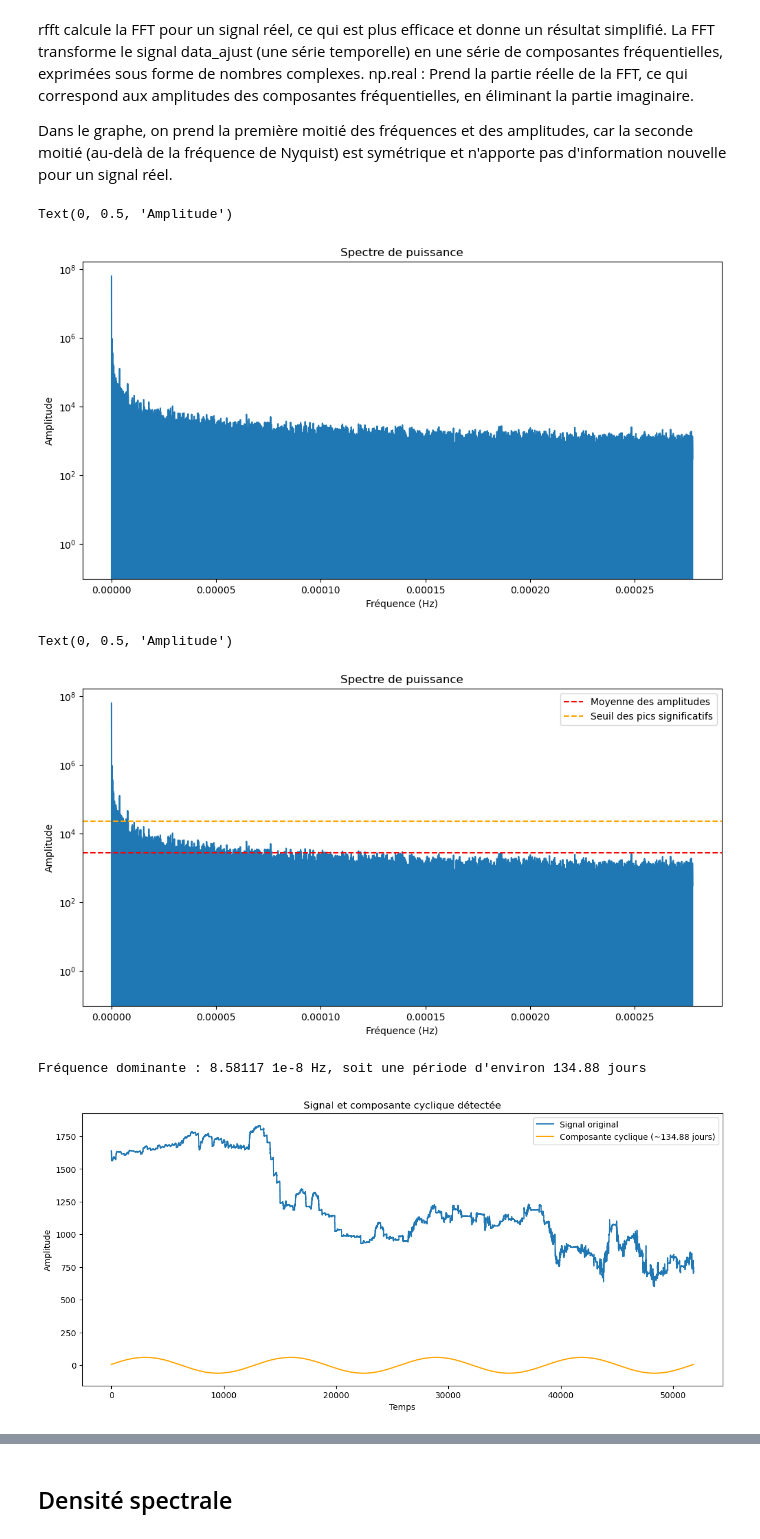
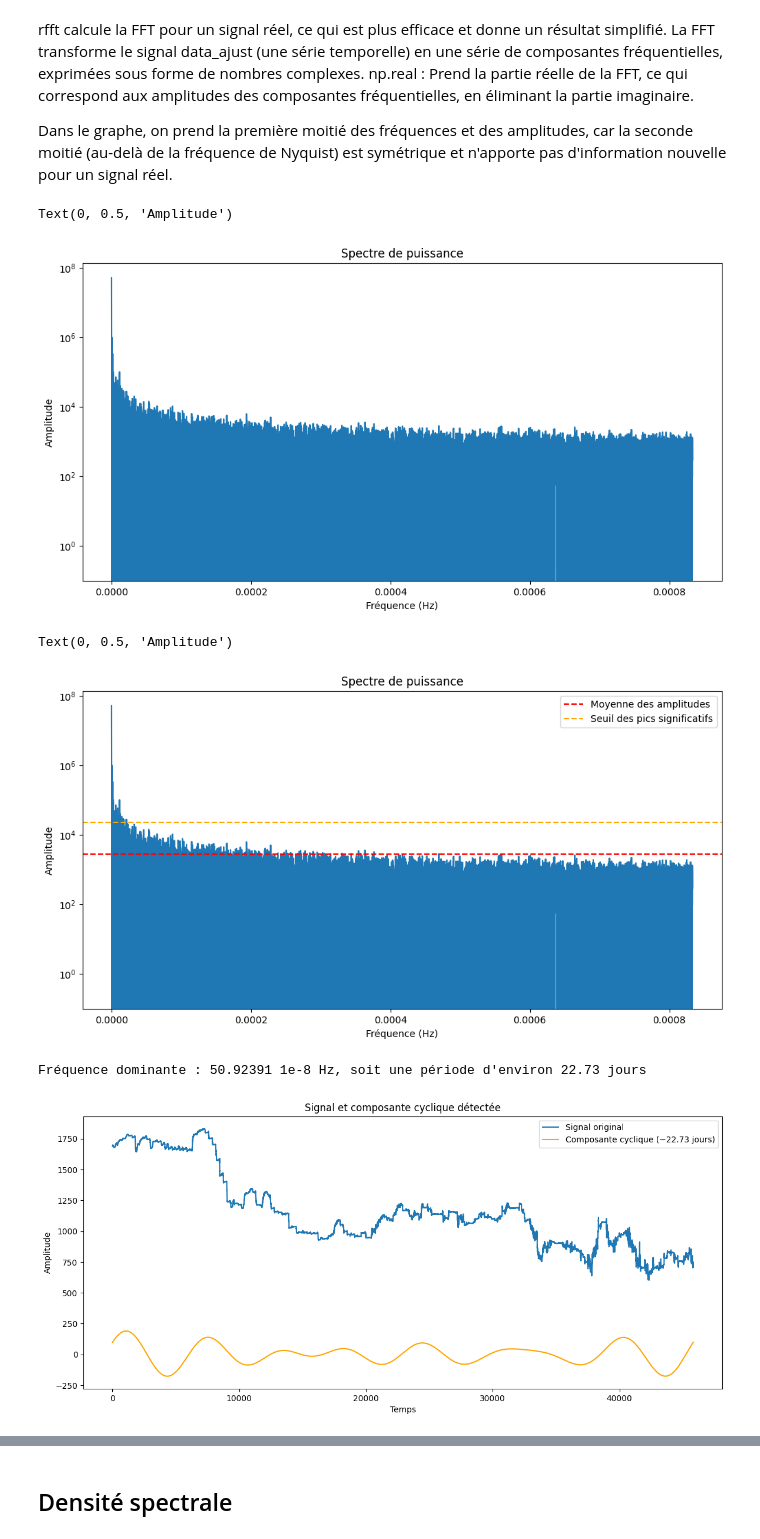
Before and after one commit to PiDchsn/Projet-RI, a Jupyter notebook: Analyse.ipynb, the cells around one changed output, grey strips where cells are left out. Drawn from its saved outputs; the diff is of its cells as text; code cells hidden in the pictures.

```diff
--- a/Analyse.ipynb
+++ b/Analyse.ipynb
@@ -306,10 +307,11 @@ np.real : Prend la partie réelle de la FFT, ce qui correspond aux amplitudes de
 
 Dans le graphe, on prend la première moitié des fréquences et des amplitudes, car la seconde moitié (au-delà de la fréquence de Nyquist) est symétrique et n'apporte pas d'information nouvelle pour un signal réel.
 # %%
+data_ajust = data_ajust[5973:]
 
 amplitudes = np.real(np.fft.rfft(data_ajust))
 
-frequencies = np.fft.rfftfreq(len(data_ajust),900) # 900 = 15*60 : un point tout les quarts dheure
+frequencies = np.fft.rfftfreq(len(data_ajust),5*60) # 900 = 15*60 : un point tout les quarts dheure
 
 
 plt.figure(figsize=(12, 6))
@@ -320,16 +322,16 @@ plt.xlabel('Fréquence (Hz)')
 plt.ylabel('Amplitude')
 # %% [output]
 Text(0, 0.5, 'Amplitude')
-[figure, old version]
+[figure, new version]
 # %%
 # Paramètres
-T = 900  # Un point toutes les 15 min d'où 15*60
+T = 5*60  # Un point toutes les 15 min d'où 15*60
 fs = 1 / T
 N = len(data_ajust) # Nombre de points
 
 # Transformée de Fourier du signal
-signal_fft = rfft(data_ajust) # rfft car signal à valeurs réelles
-frequences = rfftfreq(N, T) # retourne sous forme de complexes
+signal_fft = np.fft.rfft(data_ajust) # rfft car signal à valeurs réelles
+frequences = np.fft.rfftfreq(N, T) # retourne sous forme de complexes
 amplitudes = np.real(signal_fft) # on prend la partie réelle
 
 plt.figure(figsize=(12, 6))
@@ -348,35 +350,35 @@ plt.xlabel('Fréquence (Hz)')
 plt.ylabel('Amplitude')
 # %% [output]
 Text(0, 0.5, 'Amplitude')
-[figure, old version]
+[figure, new version]
 # %%
 # Détection des pics dans le spectre d'amplitude
-peaks, _ = find_peaks(amplitudes, height=np.mean(amplitudes) * 8)  # Seulement les pics significatifs
+peaks, _ = scipy.signal.find_peaks(amplitudes, height=np.mean(amplitudes) * 8)  # Seulement les pics significatifs
 
- # Première fréquence dominante
+# Première fréquence dominante
 frequence_principale = frequences[peaks[0]]
 periode_principale = 1 / frequence_principale
 print(f"Fréquence dominante : {frequence_principale*1e8:.5f} 1e-8 Hz, soit une période d'environ {periode_principale / (3600*24):.2f} jours")
 # %% [output]
-Fréquence dominante : 8.58117 1e-8 Hz, soit une période d'environ 134.88 jours
+Fréquence dominante : 50.92391 1e-8 Hz, soit une période d'environ 22.73 jours
 # %%
 # Filtrage autour de la fréquence dominante
 largeur_bande = frequence_principale / 4  # Largeur de bande autour de la fréquence dominante (j'ai testé différentes valeurs)
-filtre_cyclique = (np.abs(rfftfreq(N, T) - frequence_principale) < largeur_bande)
+filtre_cyclique = (np.abs(np.fft.rfftfreq(N, T) - frequence_principale) < largeur_bande)
 
 # Appliquer le filtre pour isoler la composante cyclique
 signal_cyclique_fft = signal_fft * filtre_cyclique
-signal_cyclique = irfft(signal_cyclique_fft)
+signal_cyclique = np.fft.irfft(signal_cyclique_fft)
 
 
 # Affichage du signal original et de sa composante cyclique
 plt.figure(figsize=(14, 6))
 plt.plot(data_ajust, label="Signal original")
 plt.plot(signal_cyclique.real, label=f"Composante cyclique (~{periode_principale / (3600*24):.2f} jours)", color="orange")
 plt.xlabel("Temps")
 plt.ylabel("Amplitude")
 plt.title("Signal et composante cyclique détectée")
 plt.legend()
 plt.show()
 # %% [output]
-[figure, old version]
+[figure, new version]
```
Also changed, not shown: parts of 17 cells of this notebook.
